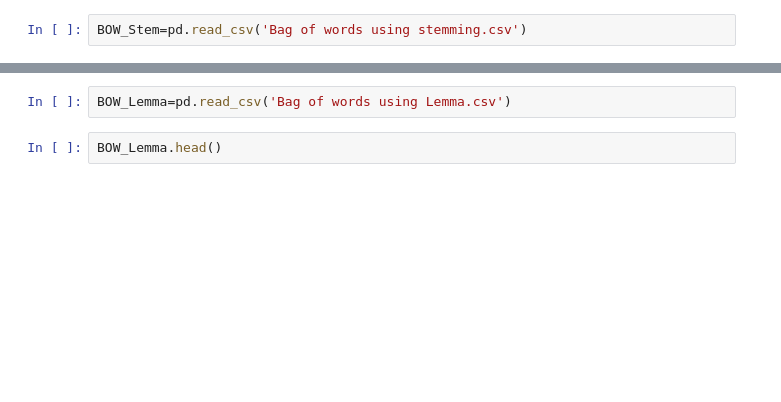
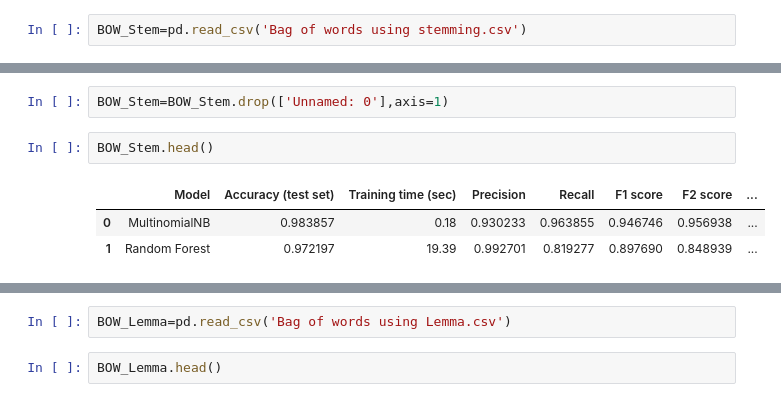
Before and after one commit to MuskanThakur-13/Spam_Ham_Messages, a Jupyter notebook: Comparisons.ipynb, the cells around one changed output, grey strips where cells are left out. Cells and saved outputs as stored; diff of their text form; blank space fills up the shorter version.

```diff
--- a/Comparisons.ipynb
+++ b/Comparisons.ipynb
@@ -17,3 +17,11 @@ BOW_Stem.head()
 |  | Unnamed: 0 | Model | Accuracy (test set) | Training time (sec) | Precision | Recall | F1 score | F2 score | ... |
 | 0 | 0 | MultinomialNB | 0.983857 | 0.18 | 0.930233 | 0.963855 | 0.946746 | 0.956938 | ... |
 | 1 | 1 | Random Forest | 0.972197 | 19.39 | 0.992701 | 0.819277 | 0.897690 | 0.848939 | ... |
+# %%
+BOW_Stem=BOW_Stem.drop(['Unnamed: 0'],axis=1)
+# %%
+BOW_Stem.head()
+# %% [output]
+|  | Model | Accuracy (test set) | Training time (sec) | Precision | Recall | F1 score | F2 score | ... |
+| 0 | MultinomialNB | 0.983857 | 0.18 | 0.930233 | 0.963855 | 0.946746 | 0.956938 | ... |
+| 1 | Random Forest | 0.972197 | 19.39 | 0.992701 | 0.819277 | 0.897690 | 0.848939 | ... |
```
Also changed, not shown: parts of 18 cells of this notebook.
